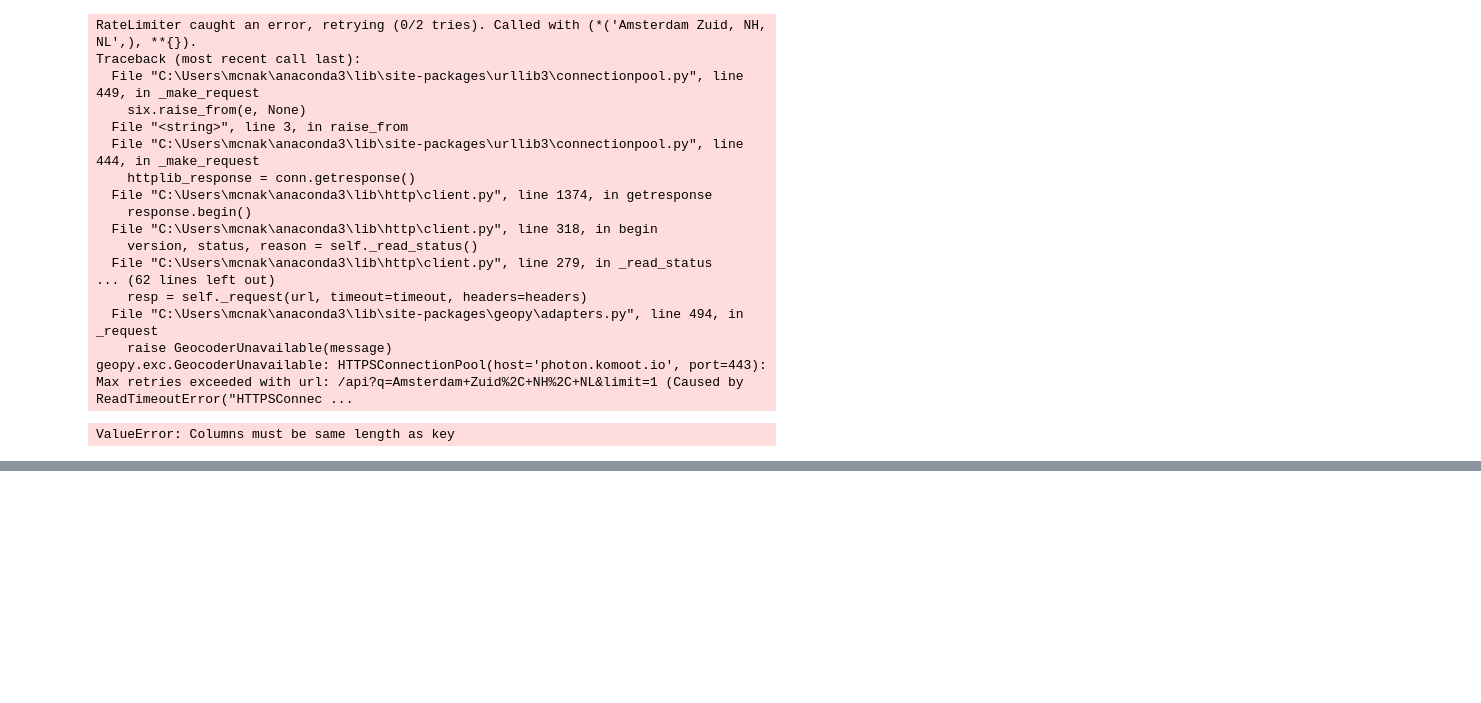
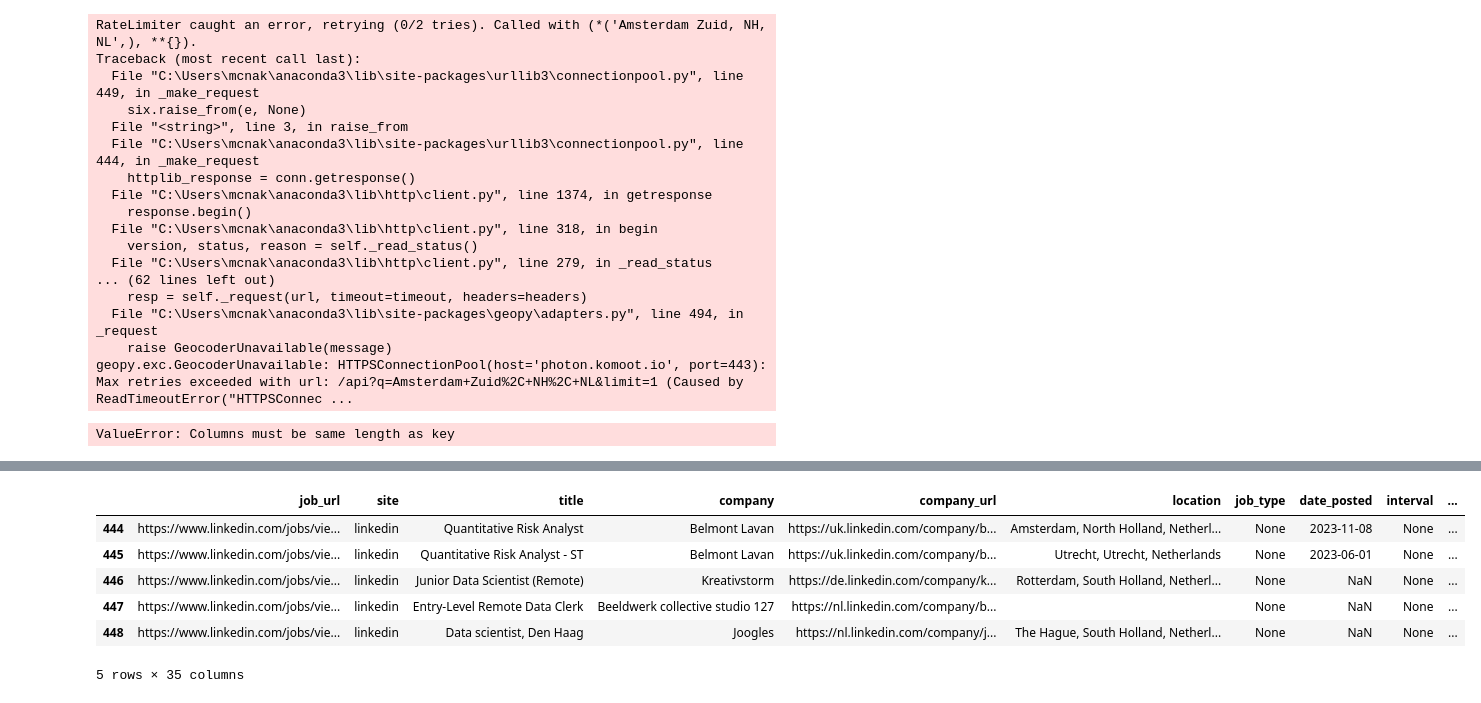
Before and after one commit to mcnakhaee/jobzoeker, a Jupyter notebook: Analysis/analysis.ipynb, the cells around one changed output, grey strips where cells are left out. Drawn from its saved outputs; the diff is of its cells as text; code cells hidden in the pictures; blank space fills up the shorter version.

Commit message:
fix reading data from linkedin

```diff
--- a/Analysis/analysis.ipynb
+++ b/Analysis/analysis.ipynb
@@ -79,3 +80,17 @@ Traceback (most recent call last):
     raise GeocoderUnavailable(message)
 geopy.exc.GeocoderUnavailable: HTTPSConnectionPool(host='photon.komoot.io', port=443): Max retries exceeded with url: /api?q=Amsterdam+Zuid%2C+NH%2C+NL&limit=1 (Caused by ReadTimeoutError("HTTPSConnec ...
 ValueError: Columns must be same length as key
+# %%
+# refactor the following code to use pip8 standards
+
+import time
+from jobspy import scrape_jobs
+import pandas as pd
+from datetime import datetime, timedelta
+
+search_terms = ['r']
+# Indeed
+# Get today's date
+today = datetime.today()
+
+df_jobs = []
@@ -81,0 +131,25 @@ ValueError: Columns must be same length as key
+# %%
+    for search_term in search_terms:
+        jobs = scrape_jobs(
+            site_name=["indeed", "glassdoor"],
+            search_term=search_term,
+            location="Netherlands",
+            results_wanted=40,
+            country_indeed='Netherlands'  # only needed for indeed / glassdoor
+        )
+        jobs['search_term'] = search_term
+        merged_df = pd.concat([merged_df,jobs], ignore_index=True)
+        time.sleep(60)
+
+    # Linkedin
+    for search_term in search_terms:
+        jobs = scrape_jobs(
+            site_name=["linkedin"],
+            search_term=search_term,
+            location="Netherlands",
+            results_wanted=40,
+            country_indeed='Netherlands'  # only needed for indeed / glassdoor
+        )
+        jobs['search_term'] = search_term
+        merged_df = pd.concat([merged_df,jobs], ignore_index=True)
+        time.sleep(60)
@@ -81,0 +168,10 @@ ValueError: Columns must be same length as key
+# %%
+merged_df.tail()
+# %% [output]
+|  | job_url | site | title | company | company_url | location | job_type | date_posted | interval | ... |
+| 444 | https://www.linkedin.com/jobs/vie... | linkedin | Quantitative Risk Analyst | Belmont Lavan | https://uk.linkedin.com/company/b... | Amsterdam, North Holland, Netherl... | None | 2023-11-08 | None | ... |
+| 445 | https://www.linkedin.com/jobs/vie... | linkedin | Quantitative Risk Analyst - ST | Belmont Lavan | https://uk.linkedin.com/company/b... | Utrecht, Utrecht, Netherlands | None | 2023-06-01 | None | ... |
+| 446 | https://www.linkedin.com/jobs/vie... | linkedin | Junior Data Scientist (Remote) | Kreativstorm | https://de.linkedin.com/company/k... | Rotterdam, South Holland, Netherl... | None | NaN | None | ... |
+| 447 | https://www.linkedin.com/jobs/vie... | linkedin | Entry-Level Remote Data Clerk | Beeldwerk collective studio 127 | https://nl.linkedin.com/company/b... |  | None | NaN | None | ... |
+| 448 | https://www.linkedin.com/jobs/vie... | linkedin | Data scientist, Den Haag | Joogles | https://nl.linkedin.com/company/j... | The Hague, South Holland, Netherl... | None | NaN | None | ... |
+5 rows × 35 columns
```
Also changed, not shown: parts of 3 cells of this notebook, 1 other file.
